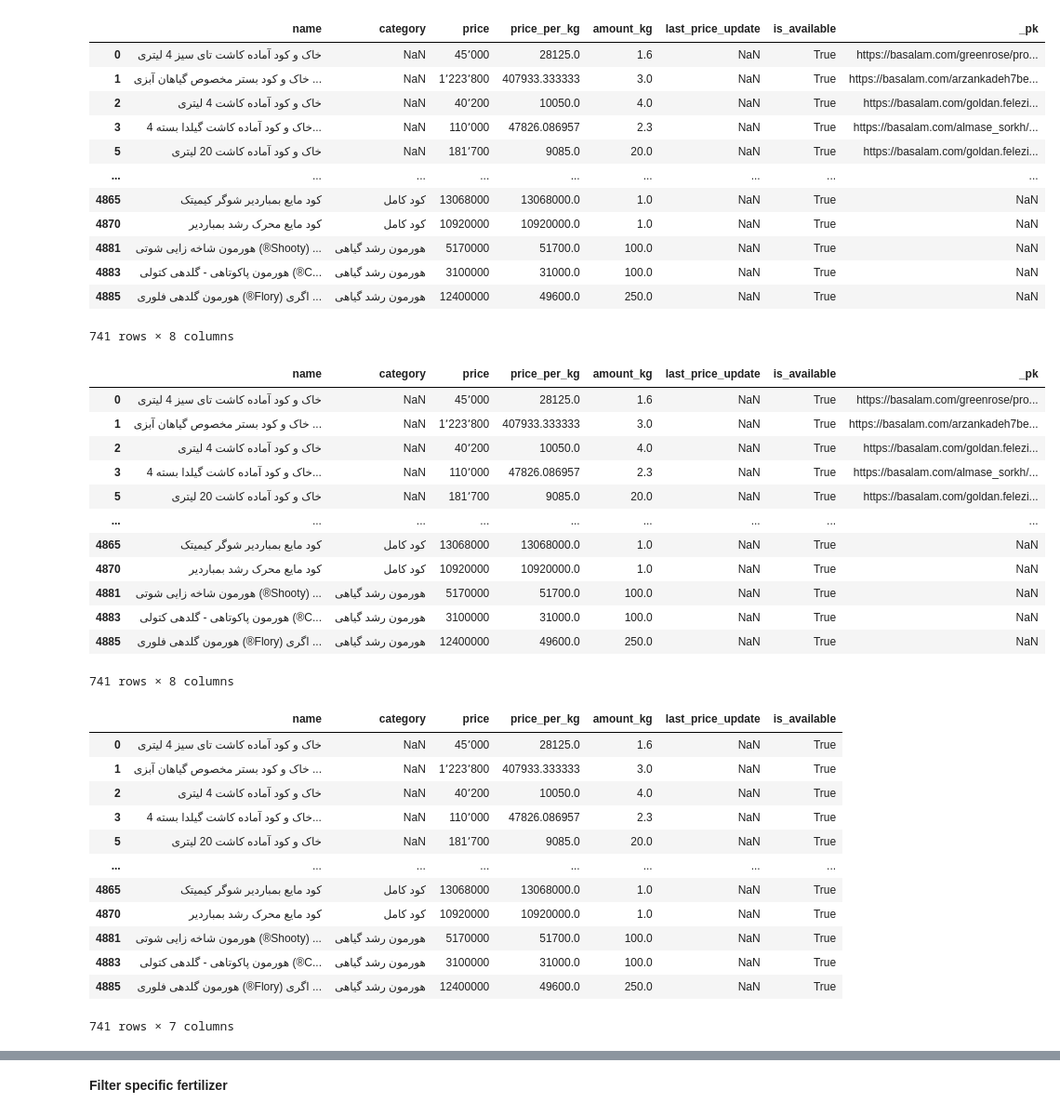
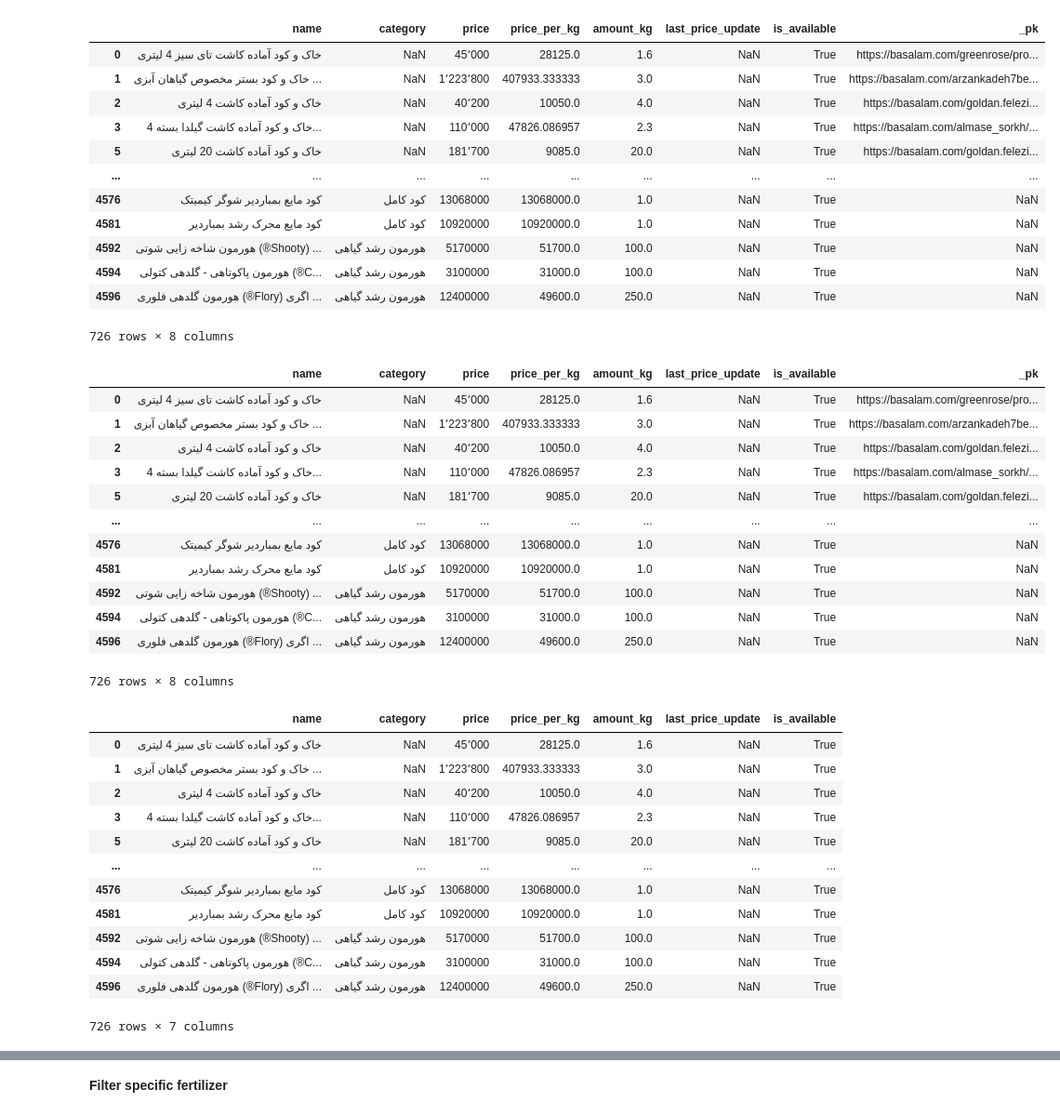
Before and after one commit to amirhosseineslami/Agricultural-Web-Scraper, a Jupyter notebook: processData.ipynb, the cells around one changed output, grey strips where cells are left out. Shown at 93% size. Drawn from its saved outputs; the diff is of its cells as text; code cells hidden in the pictures.

```diff
--- a/processData.ipynb
+++ b/processData.ipynb
@@ -5,7 +4,5 @@ import datetime
 # %%
-import pandas as pd
-
-df = pd.read_excel("output/price_of_fertilizers - Copy (3).xlsx"
+df = pd.read_excel("output/price_of_fertilizers - Copy.xlsx"
                    ,sheet_name=None)
 df
 # %% [output]
@@ -50,25 +47,27 @@ dataFrame
 # %%
 df = dataFrame
 
 df.drop("url",axis=1,inplace=True)
 df.dropna(subset=['price_per_kg'],inplace=True)
 df = df.drop(labels="created_at",axis=1)
 df = df.drop(labels="last_updated",axis=1)
+
+df.to_excel(excel_writer="concatenated_excel/fullRawExcel.xlsx",sheet_name="all")
 df
 # %% [output]
 |  | name | category | price | price_per_kg | amount_kg | last_price_update | is_available | _pk |
 | 0 | خاک و کود آماده کاشت تای سیز 4 لیتری | NaN | 45٬000 | 28125.0 | 1.6 | NaN | True | https://basalam.com/greenrose/pro... |
 | 1 | خاک و کود بستر مخصوص گیاهان آبزی ... | NaN | 1٬223٬800 | 407933.333333 | 3.0 | NaN | True | https://basalam.com/arzankadeh7be... |
 | 2 | خاک و کود آماده کاشت 4 لیتری | NaN | 40٬200 | 10050.0 | 4.0 | NaN | True | https://basalam.com/goldan.felezi... |
 | 3 | خاک و کود آماده کاشت گیلدا بسته 4... | NaN | 110٬000 | 47826.086957 | 2.3 | NaN | True | https://basalam.com/almase_sorkh/... |
 | 5 | خاک و کود آماده کاشت 20 لیتری | NaN | 181٬700 | 9085.0 | 20.0 | NaN | True | https://basalam.com/goldan.felezi... |
 | ... | ... | ... | ... | ... | ... | ... | ... | ... |
-| 4865 | کود مایع بمباردیر شوگر کیمیتک | کود کامل | 13068000 | 13068000.0 | 1.0 | NaN | True | NaN |
-| 4870 | کود مایع محرک رشد بمباردیر | کود کامل | 10920000 | 10920000.0 | 1.0 | NaN | True | NaN |
-| 4881 | هورمون شاخه‌ زایی شوتی (®Shooty) ... | هورمون رشد گیاهی | 5170000 | 51700.0 | 100.0 | NaN | True | NaN |
-| 4883 | هورمون پاکوتاهی - گلدهی کتولی (®C... | هورمون رشد گیاهی | 3100000 | 31000.0 | 100.0 | NaN | True | NaN |
-| 4885 | هورمون گلدهی فلوری (®Flory) اگری ... | هورمون رشد گیاهی | 12400000 | 49600.0 | 250.0 | NaN | True | NaN |
+| 4576 | کود مایع بمباردیر شوگر کیمیتک | کود کامل | 13068000 | 13068000.0 | 1.0 | NaN | True | NaN |
+| 4581 | کود مایع محرک رشد بمباردیر | کود کامل | 10920000 | 10920000.0 | 1.0 | NaN | True | NaN |
+| 4592 | هورمون شاخه‌ زایی شوتی (®Shooty) ... | هورمون رشد گیاهی | 5170000 | 51700.0 | 100.0 | NaN | True | NaN |
+| 4594 | هورمون پاکوتاهی - گلدهی کتولی (®C... | هورمون رشد گیاهی | 3100000 | 31000.0 | 100.0 | NaN | True | NaN |
+| 4596 | هورمون گلدهی فلوری (®Flory) اگری ... | هورمون رشد گیاهی | 12400000 | 49600.0 | 250.0 | NaN | True | NaN |
-741 rows × 8 columns
+726 rows × 8 columns
 # %%
 #df = df.drop(labels="last_price_update",axis=1)
 df
@@ -80,12 +79,12 @@ df
 | 3 | خاک و کود آماده کاشت گیلدا بسته 4... | NaN | 110٬000 | 47826.086957 | 2.3 | NaN | True | https://basalam.com/almase_sorkh/... |
 | 5 | خاک و کود آماده کاشت 20 لیتری | NaN | 181٬700 | 9085.0 | 20.0 | NaN | True | https://basalam.com/goldan.felezi... |
 | ... | ... | ... | ... | ... | ... | ... | ... | ... |
-| 4865 | کود مایع بمباردیر شوگر کیمیتک | کود کامل | 13068000 | 13068000.0 | 1.0 | NaN | True | NaN |
-| 4870 | کود مایع محرک رشد بمباردیر | کود کامل | 10920000 | 10920000.0 | 1.0 | NaN | True | NaN |
-| 4881 | هورمون شاخه‌ زایی شوتی (®Shooty) ... | هورمون رشد گیاهی | 5170000 | 51700.0 | 100.0 | NaN | True | NaN |
-| 4883 | هورمون پاکوتاهی - گلدهی کتولی (®C... | هورمون رشد گیاهی | 3100000 | 31000.0 | 100.0 | NaN | True | NaN |
-| 4885 | هورمون گلدهی فلوری (®Flory) اگری ... | هورمون رشد گیاهی | 12400000 | 49600.0 | 250.0 | NaN | True | NaN |
+| 4576 | کود مایع بمباردیر شوگر کیمیتک | کود کامل | 13068000 | 13068000.0 | 1.0 | NaN | True | NaN |
+| 4581 | کود مایع محرک رشد بمباردیر | کود کامل | 10920000 | 10920000.0 | 1.0 | NaN | True | NaN |
+| 4592 | هورمون شاخه‌ زایی شوتی (®Shooty) ... | هورمون رشد گیاهی | 5170000 | 51700.0 | 100.0 | NaN | True | NaN |
+| 4594 | هورمون پاکوتاهی - گلدهی کتولی (®C... | هورمون رشد گیاهی | 3100000 | 31000.0 | 100.0 | NaN | True | NaN |
+| 4596 | هورمون گلدهی فلوری (®Flory) اگری ... | هورمون رشد گیاهی | 12400000 | 49600.0 | 250.0 | NaN | True | NaN |
-741 rows × 8 columns
+726 rows × 8 columns
 # %%
 df.drop("_pk",axis=1,inplace=True)
 df
@@ -97,12 +96,12 @@ df
 | 3 | خاک و کود آماده کاشت گیلدا بسته 4... | NaN | 110٬000 | 47826.086957 | 2.3 | NaN | True |
 | 5 | خاک و کود آماده کاشت 20 لیتری | NaN | 181٬700 | 9085.0 | 20.0 | NaN | True |
 | ... | ... | ... | ... | ... | ... | ... | ... |
-| 4865 | کود مایع بمباردیر شوگر کیمیتک | کود کامل | 13068000 | 13068000.0 | 1.0 | NaN | True |
-| 4870 | کود مایع محرک رشد بمباردیر | کود کامل | 10920000 | 10920000.0 | 1.0 | NaN | True |
-| 4881 | هورمون شاخه‌ زایی شوتی (®Shooty) ... | هورمون رشد گیاهی | 5170000 | 51700.0 | 100.0 | NaN | True |
-| 4883 | هورمون پاکوتاهی - گلدهی کتولی (®C... | هورمون رشد گیاهی | 3100000 | 31000.0 | 100.0 | NaN | True |
-| 4885 | هورمون گلدهی فلوری (®Flory) اگری ... | هورمون رشد گیاهی | 12400000 | 49600.0 | 250.0 | NaN | True |
+| 4576 | کود مایع بمباردیر شوگر کیمیتک | کود کامل | 13068000 | 13068000.0 | 1.0 | NaN | True |
+| 4581 | کود مایع محرک رشد بمباردیر | کود کامل | 10920000 | 10920000.0 | 1.0 | NaN | True |
+| 4592 | هورمون شاخه‌ زایی شوتی (®Shooty) ... | هورمون رشد گیاهی | 5170000 | 51700.0 | 100.0 | NaN | True |
+| 4594 | هورمون پاکوتاهی - گلدهی کتولی (®C... | هورمون رشد گیاهی | 3100000 | 31000.0 | 100.0 | NaN | True |
+| 4596 | هورمون گلدهی فلوری (®Flory) اگری ... | هورمون رشد گیاهی | 12400000 | 49600.0 | 250.0 | NaN | True |
-741 rows × 7 columns
+726 rows × 7 columns
 # %%
 normalizer = PersianNumberNormalizer()
 df['name'] = normalizer.convert(df['name'])
```
Also changed, not shown: parts of 21 cells of this notebook, 24 other files.
